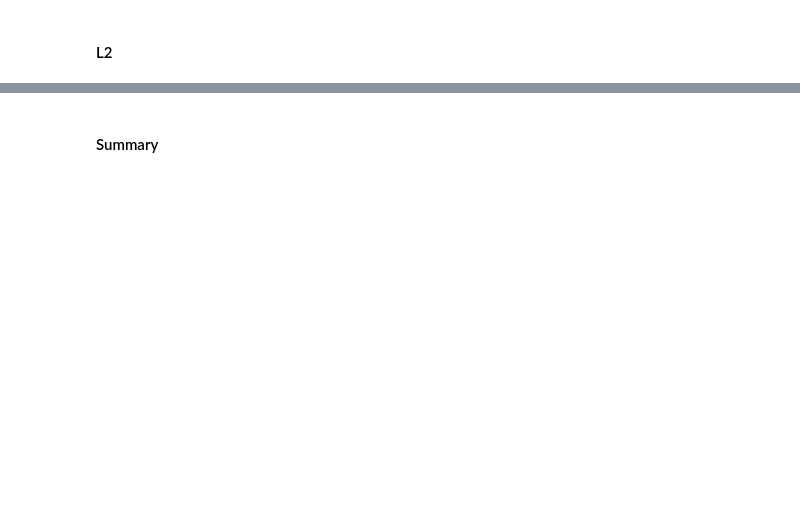
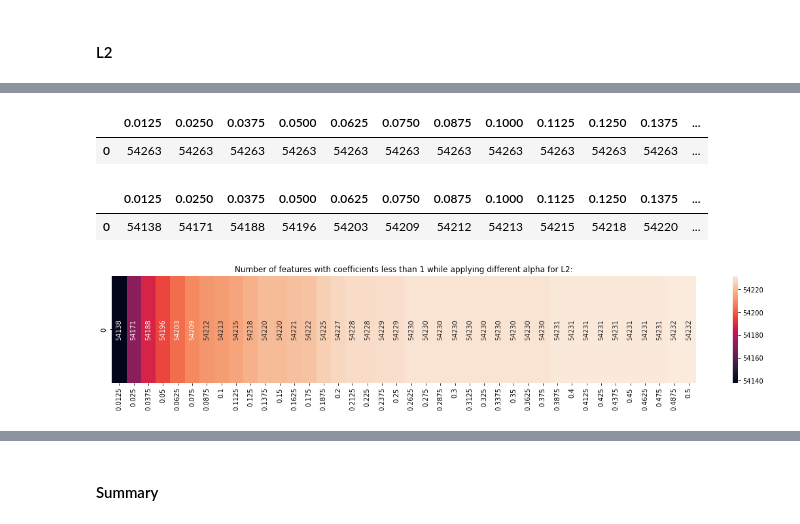
Before and after one commit to nik-ar/ml_intro_vi_1, a Jupyter notebook: 4_overfitting_regularization_nik_ar.ipynb, the cells around one changed output, grey strips where cells are left out. Saved outputs shown, nothing was run; the diff lists cells and outputs as text; code cells hidden in the pictures; blank space fills up the shorter version.

```diff
--- a/4_overfitting_regularization_nik_ar.ipynb
+++ b/4_overfitting_regularization_nik_ar.ipynb
@@ -825,0 +955,23 @@ Please do a discovery on your own and find that out empirically (both for **L1**
+# %%
+non_zeros_l2 = np.count_nonzero(l2_results_df, axis=0).tolist()
+non_zeros_counts_l2_df = pd.DataFrame(data=[non_zeros_l2], columns=l2_results_df.columns)
+non_zeros_counts_l2_df
+# %% [output]
+|  | 0.0125 | 0.0250 | 0.0375 | 0.0500 | 0.0625 | 0.0750 | 0.0875 | 0.1000 | 0.1125 | 0.1250 | 0.1375 | ... |
+| 0 | 54263 | 54263 | 54263 | 54263 | 54263 | 54263 | 54263 | 54263 | 54263 | 54263 | 54263 | ... |
+# %%
+less_than_one_l2 = []
+for col in l2_results_df.columns:
+    less_than_one_l2.append(np.sum(l2_results_df[col].abs() < 1))
+alpha_columns = [round(a, 4) for a in ALPHAS[1:]]
+less_than_one_l2_df = pd.DataFrame(data=[less_than_one_l2], columns=alpha_columns)
+display(less_than_one_l2_df)
+
+plt.figure(figsize=(20,3))
+sns.heatmap(less_than_one_l2_df, annot=True, annot_kws={'rotation': 90}, fmt='.0f')
+plt.title('Number of features with coefficients less than 1 while applying different alpha for L2:')
+plt.show()
+# %% [output]
+|  | 0.0125 | 0.0250 | 0.0375 | 0.0500 | 0.0625 | 0.0750 | 0.0875 | 0.1000 | 0.1125 | 0.1250 | 0.1375 | ... |
+| 0 | 54138 | 54171 | 54188 | 54196 | 54203 | 54209 | 54212 | 54213 | 54215 | 54218 | 54220 | ... |
+[figure, added]
```
Also changed, not shown: parts of 62 cells of this notebook.
